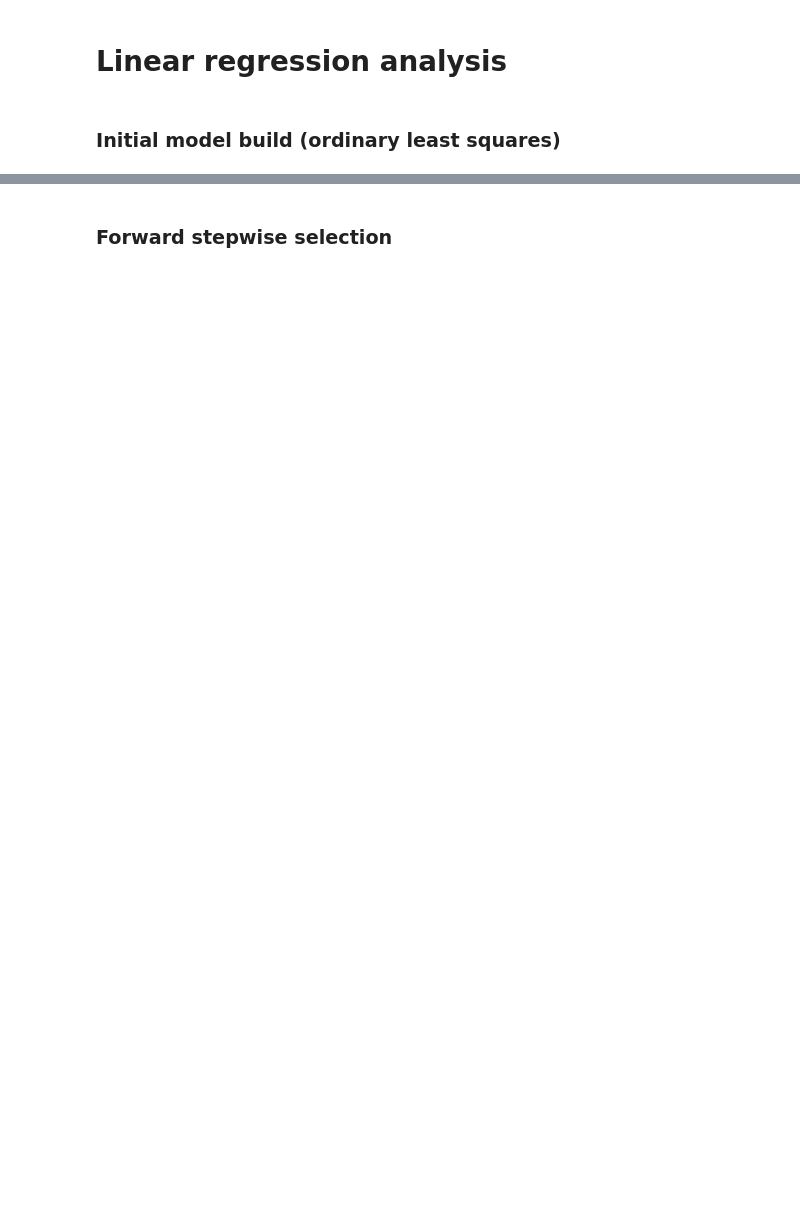
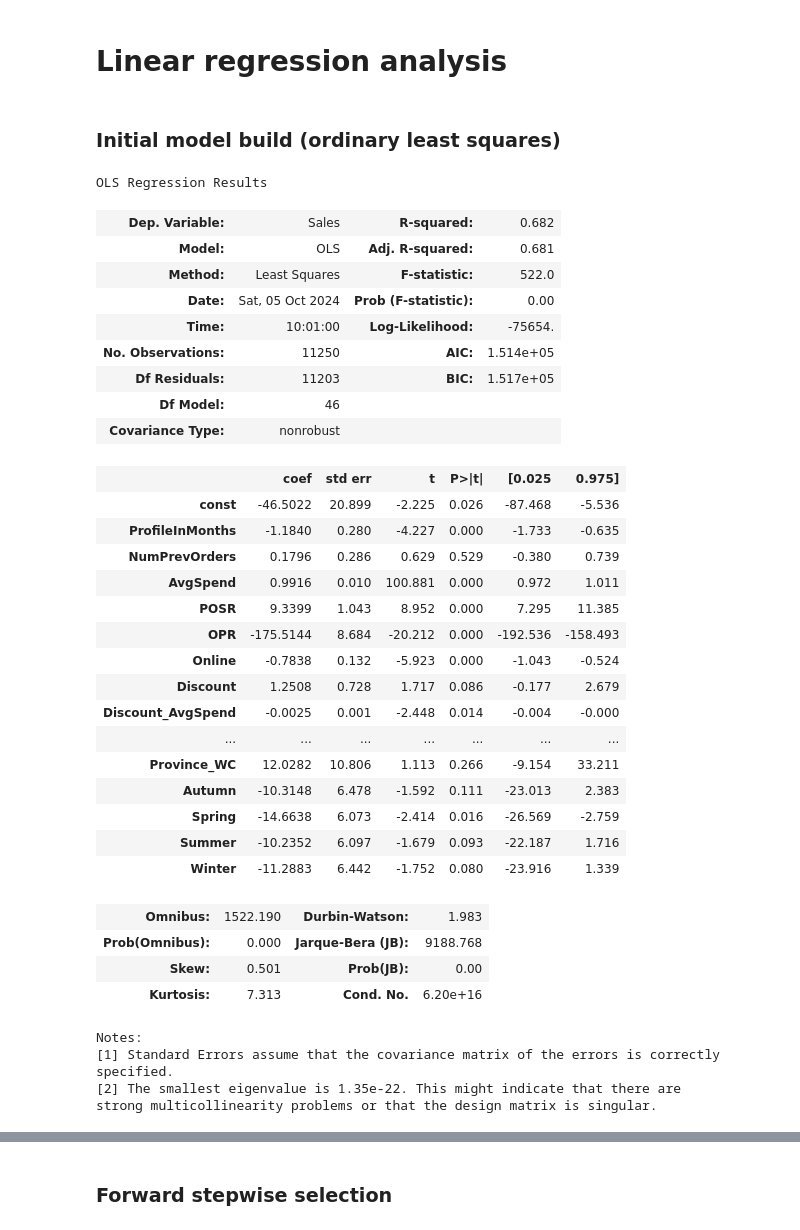
Before and after one commit to TiaanViviers/ShopAlot_analysis, a Jupyter notebook: notebooks/Group22.ipynb, the cells around one changed output, grey strips where cells are left out. Saved outputs shown, nothing was run; the diff lists cells and outputs as text; code cells hidden in the pictures; blank space fills up the shorter version.

```diff
--- a/notebooks/Group22.ipynb
+++ b/notebooks/Group22.ipynb
@@ -629,5 +648,40 @@ Provide clear explanations and justifications for each preprocessing step, focus
 # %%
 x_train_sm = sm.add_constant(x_train)
 initial_model = sm.OLS(y_train, x_train_sm).fit()
 
-print(initial_model.summary())
+initial_model.summary()
+# %% [output]
+OLS Regression Results
+| Dep. Variable: | Sales | R-squared: | 0.682 |
+| Model: | OLS | Adj. R-squared: | 0.681 |
+| Method: | Least Squares | F-statistic: | 522.0 |
+| Date: | Sat, 05 Oct 2024 | Prob (F-statistic): | 0.00 |
+| Time: | 10:01:00 | Log-Likelihood: | -75654. |
+| No. Observations: | 11250 | AIC: | 1.514e+05 |
+| Df Residuals: | 11203 | BIC: | 1.517e+05 |
+| Df Model: | 46 |  |  |
+| Covariance Type: | nonrobust |  |  |
+|  | coef | std err | t | P>|t| | [0.025 | 0.975] |
+| const | -46.5022 | 20.899 | -2.225 | 0.026 | -87.468 | -5.536 |
+| ProfileInMonths | -1.1840 | 0.280 | -4.227 | 0.000 | -1.733 | -0.635 |
+| NumPrevOrders | 0.1796 | 0.286 | 0.629 | 0.529 | -0.380 | 0.739 |
+| AvgSpend | 0.9916 | 0.010 | 100.881 | 0.000 | 0.972 | 1.011 |
+| POSR | 9.3399 | 1.043 | 8.952 | 0.000 | 7.295 | 11.385 |
+| OPR | -175.5144 | 8.684 | -20.212 | 0.000 | -192.536 | -158.493 |
+| Online | -0.7838 | 0.132 | -5.923 | 0.000 | -1.043 | -0.524 |
+| Discount | 1.2508 | 0.728 | 1.717 | 0.086 | -0.177 | 2.679 |
+| Discount_AvgSpend | -0.0025 | 0.001 | -2.448 | 0.014 | -0.004 | -0.000 |
+| ... | ... | ... | ... | ... | ... | ... |
+| Province_WC | 12.0282 | 10.806 | 1.113 | 0.266 | -9.154 | 33.211 |
+| Autumn | -10.3148 | 6.478 | -1.592 | 0.111 | -23.013 | 2.383 |
+| Spring | -14.6638 | 6.073 | -2.414 | 0.016 | -26.569 | -2.759 |
+| Summer | -10.2352 | 6.097 | -1.679 | 0.093 | -22.187 | 1.716 |
+| Winter | -11.2883 | 6.442 | -1.752 | 0.080 | -23.916 | 1.339 |
+| Omnibus: | 1522.190 | Durbin-Watson: | 1.983 |
+| Prob(Omnibus): | 0.000 | Jarque-Bera (JB): | 9188.768 |
+| Skew: | 0.501 | Prob(JB): | 0.00 |
+| Kurtosis: | 7.313 | Cond. No. | 6.20e+16 |
+Notes:
+[1] Standard Errors assume that the covariance matrix of the errors is correctly specified.
+[2] The smallest eigenvalue is 1.35e-22. This might indicate that there are
+strong multicollinearity problems or that the design matrix is singular.
```
Also changed, not shown: parts of 34 cells of this notebook.
